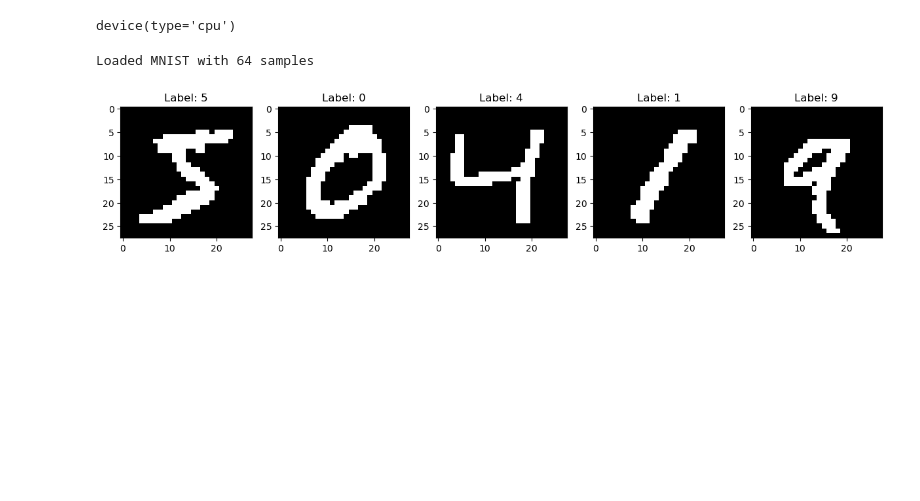
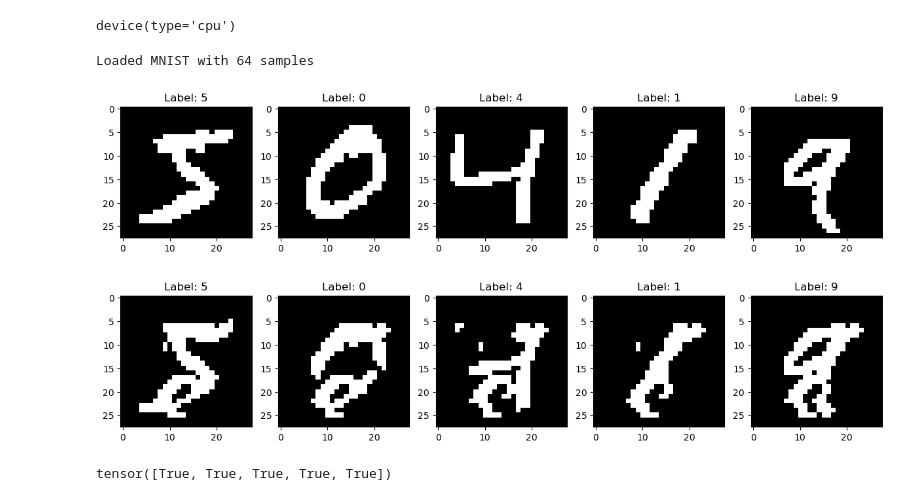
Before and after one commit to joeagriffith/ml-learning, a Jupyter notebook: Deep_Learning/Experimental/Boltzmann/mnist/mnist.ipynb, the cells around one changed output. Saved outputs shown, nothing was run; the diff lists cells and outputs as text; code cells hidden in the pictures; blank space fills up the shorter version.

```diff
--- a/Deep_Learning/Experimental/Boltzmann/mnist/mnist.ipynb
+++ b/Deep_Learning/Experimental/Boltzmann/mnist/mnist.ipynb
@@ -27,15 +15,0 @@ def hopfield_activation(x: torch.Tensor, threshold:float=0.0):
-# %%
-transform = transforms.Compose([
-    transforms.ToTensor(),
-    transforms.Normalize((0.1307,), (0.3081,)),
-    HopfieldActivation(),
-])
-
-subset_size = 64
-dataset = datasets.MNIST(root="../Datasets/", train=True, transform=transform, download=False)
-dataset = torch.utils.data.Subset(dataset, range(subset_size))
-
-dataset = PreloadedDataset.from_dataset(dataset, transforms.ToTensor(), device)
-print(f'Loaded MNIST with {len(dataset)} samples')
-# %% [output]
-Loaded MNIST with 64 samples
@@ -42,11 +51,36 @@ Loaded MNIST with 64 samples
 # %%
-# show first samples
+transform = transforms.Compose([
+    transforms.ToTensor(),
+    transforms.Normalize((0.1307,), (0.3081,)),
+    HopfieldActivation(),
+])
+
+subset_size = 64
+dataset = datasets.MNIST(root="../Datasets/", train=True, transform=transform, download=False)
+dataset = torch.utils.data.Subset(dataset, range(subset_size))
+
+positive_dataset = PreloadedDataset.from_dataset(dataset, None, device)
+negative_dataset = PreloadedDataset.from_dataset(dataset, MixSamples(positive_dataset), device)
+print(f'Loaded MNIST with {len(positive_dataset)} samples')
+
+# show first samples positives
 import matplotlib.pyplot as plt
 import numpy as np
 fig, axs = plt.subplots(1, 5, figsize=(15, 5))
 for i in range(5):
-    axs[i].imshow(np.squeeze(dataset[i][0].numpy()), cmap='gray')
-    axs[i].set_title(f"Label: {dataset[i][1]}")
+    axs[i].imshow(np.squeeze(positive_dataset[i][0].numpy()), cmap='gray')
+    axs[i].set_title(f"Label: {positive_dataset[i][1]}")
 plt.show()
+
+# show first samples negatives
+import matplotlib.pyplot as plt
+import numpy as np
+fig, axs = plt.subplots(1, 5, figsize=(15, 5))
+for i in range(5):
+    axs[i].imshow(np.squeeze(negative_dataset[i][0].numpy()), cmap='gray')
+    axs[i].set_title(f"Label: {negative_dataset[i][1]}")
+plt.show()
 # %% [output]
+Loaded MNIST with 64 samples
 [figure]
+[figure, added]
@@ -60,2 +95,10 @@ step = 0
+# %%
+# for layer in model.layers:
+#     print(layer.weight.data.shape)
+x = torch.rand((5,32))
+w = model.layers[1].weight.data[:,0]
+x @ w == x @ w.T
+# %% [output]
+tensor([True, True, True, True, True])
 # %%
 learning_rate = 0.1
```
Also changed, not shown: parts of 7 cells of this notebook, 37 other files.
